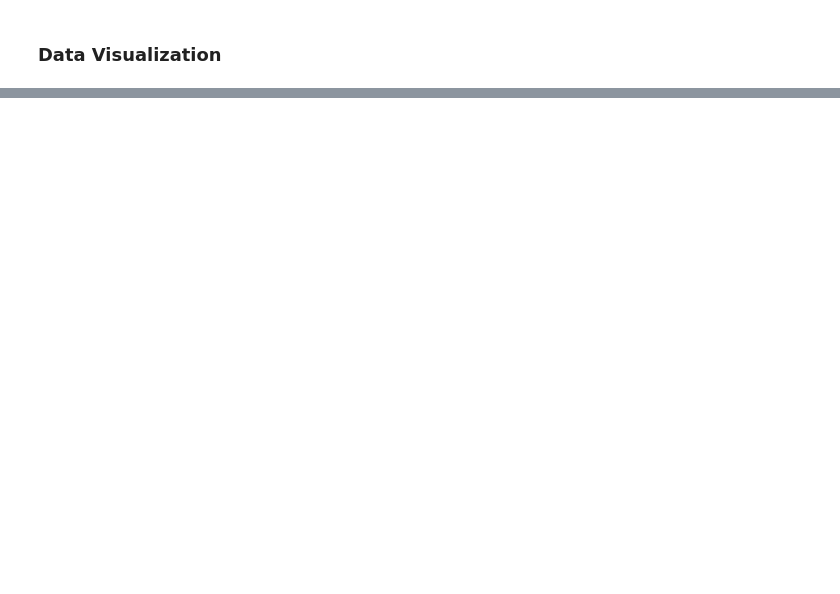
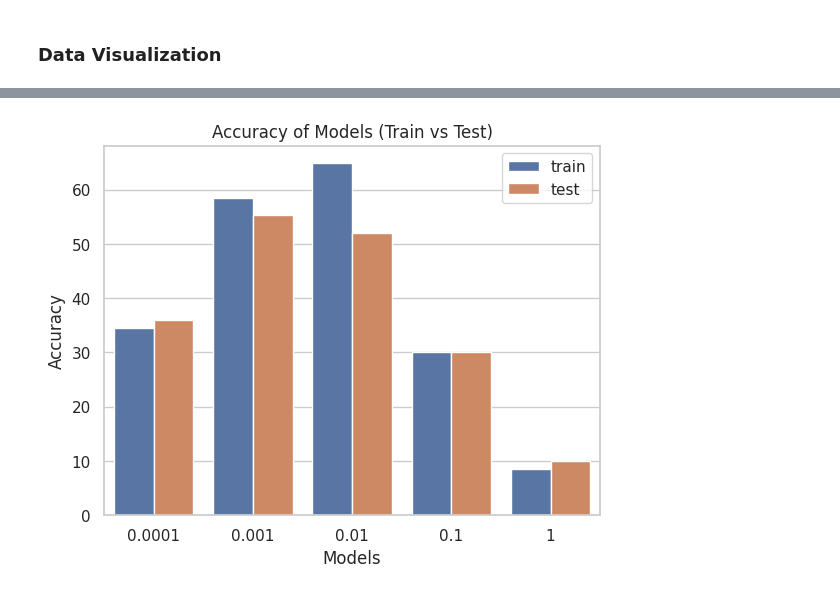
Before and after one commit to hdspgroup/pytorch-course, a Jupyter notebook: classification_pytorch.ipynb, the cells around one changed output, grey strips where cells are left out. Saved outputs shown, nothing was run; the diff lists cells and outputs as text; code cells hidden in the pictures; blank space fills up the shorter version.

```diff
--- a/classification_pytorch.ipynb
+++ b/classification_pytorch.ipynb
@@ -367,0 +444,42 @@ batch_lineplot(np.array([history,history_2]))
+# %%
+lrs = [ 0.0001, 0.001, 0.01, 0.1, 1 ]
+
+historys = []
+
+trainloader = torch.utils.data.DataLoader(trainset, batch_size=512, shuffle=True)
+testloader = torch.utils.data.DataLoader(testset, batch_size=1024, shuffle=False)
+train_data = [ sample for sample in trainloader ]
+test_data  = [ sample for sample in testloader  ]
+
+for lr in lrs:
+
+            model = ClassificationNet()
+            criterion = nn.CrossEntropyLoss()
+            optimizer = torch.optim.Adam(model.parameters(), lr=lr)
+
+            criterion = criterion.to(device)
+            model = model.to(device)
+
+            epochs = 3
+            history = {
+                'loss': [],
+                'acc': [],
+                'val_loss': [],
+                'val_acc': [],
+                'name': ""
+            }
+
+            for epoch in range(epochs):
+
+                losses, acc  = train(train_data, model, criterion, optimizer, epoch, verbose=False)
+
+                with torch.no_grad():
+                    val_loss, val_acc = validate(test_data, model, criterion)
+
+                history['loss'].extend(losses)
+                history['acc'].extend(acc)
+                history['val_loss'].append(val_loss)
+                history['val_acc'].append(val_acc)
+
+            history['name'] = str(lr)
+            historys.append(history)
@@ -367,0 +504,4 @@ batch_lineplot(np.array([history,history_2]))
+# %%
+acc_barplot(np.array(historys))
+# %% [output]
+[figure, added]
```
Also changed, not shown: parts of 15 cells of this notebook.
